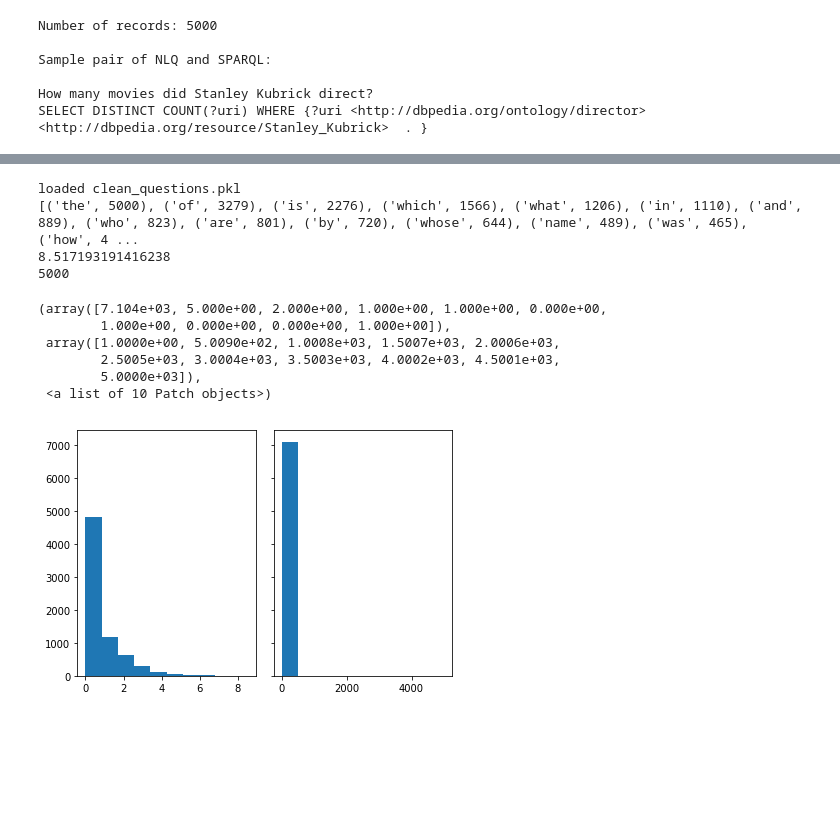
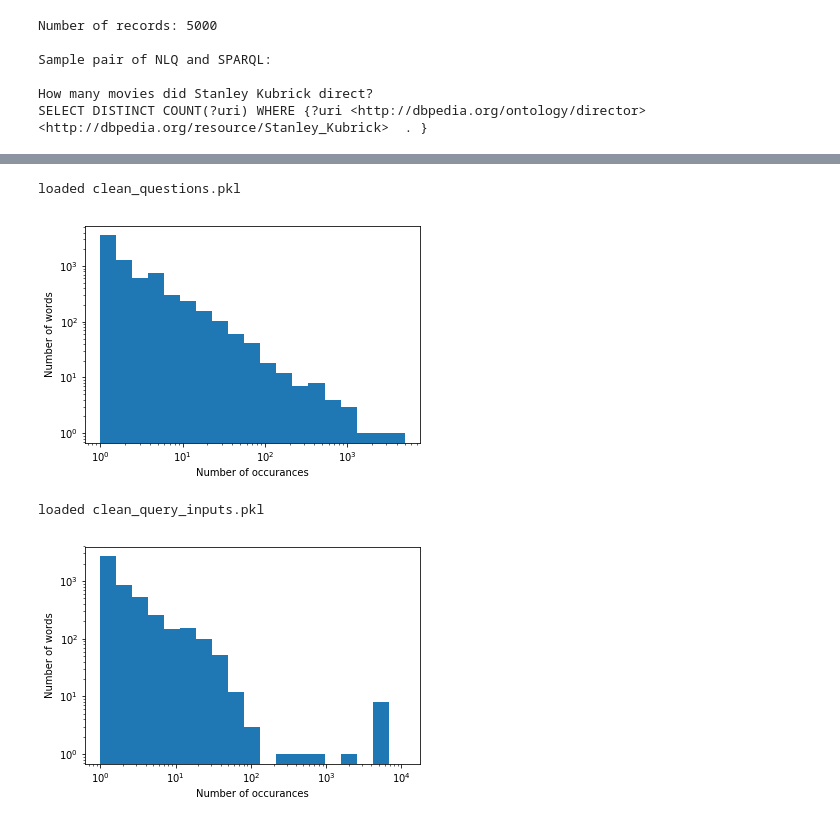
Before and after one commit to dogofbrian/nlq2sparql, a Jupyter notebook: capstone_project.ipynb, the cells around one changed output, grey strips where cells are left out. Saved outputs shown, nothing was run; the diff lists cells and outputs as text; code cells hidden in the pictures; blank space fills up the shorter version.

Commit message:
add word dataset visualisations

```diff
--- a/capstone_project.ipynb
+++ b/capstone_project.ipynb
@@ -119,33 +124,34 @@ saved clean_query_outputs.pkl
-# %%
-from collections import Counter
-from itertools import chain
-import matplotlib.pyplot as plt
-
-clean_questions = load_clean_texts('clean_questions.pkl')
-
-# print(clean_questions)
-x = [['how', 'how', 'how', 'many'], ['many', 'are', 'there', 'in', 'the', 'world', 'yes', 'no', 'please', 'very', 'very']]
-
-# print(list(y))
-cnt = Counter(chain.from_iterable(clean_questions))
-print(cnt.most_common(1))
-print(np.log(5000))
-prex = np.array(list(cnt.values()))
-print(np.max(prex))
-x = np.log(prex)
-
-fig, axs = plt.subplots(1, 2, sharey=True, tight_layout=True)
-axs[0].hist(x, bins=10)
-axs[1].hist(cnt.values(), bins=10)
-# %% [output]
-loaded clean_questions.pkl
-[('the', 5000), ('of', 3279), ('is', 2276), ('which', 1566), ('what', 1206), ('in', 1110), ('and', 889), ('who', 823), ('are', 801), ('by', 720), ('whose', 644), ('name', 489), ('was', 465), ('how', 4 ...
-8.517193191416238
-5000
-(array([7.104e+03, 5.000e+00, 2.000e+00, 1.000e+00, 1.000e+00, 0.000e+00,
-        1.000e+00, 0.000e+00, 0.000e+00, 1.000e+00]),
- array([1.0000e+00, 5.0090e+02, 1.0008e+03, 1.5007e+03, 2.0006e+03,
-        2.5005e+03, 3.0004e+03, 3.5003e+03, 4.0002e+03, 4.5001e+03,
-        5.0000e+03]),
- <a list of 10 Patch objects>)
-[figure, removed]
+# %%
+'''
+We plot the distributions of the words in the questions and queries
+to understand their different characteristics.
+'''
+from collections import Counter
+from itertools import chain
+import matplotlib.pyplot as plt
+
+def plot_word_occurances(texts):
+    counter = Counter(chain.from_iterable(texts))
+    x = np.array(list(counter.values()))
+    fig, ax = plt.subplots()
+
+    logbins = np.logspace(np.log10(1), np.log10(np.max(x)), 20)
+    ax.hist(x, bins=logbins)
+
+    ax.set_yscale('log')
+    ax.set_ylabel('Number of words')
+
+    ax.set_xscale('log')
+    ax.set_xlabel('Number of occurances')
+    plt.show()
+
+clean_questions = load_clean_texts('clean_questions.pkl')
+plot_word_occurances(clean_questions)
+
+clean_queries = load_clean_texts('clean_query_inputs.pkl')
+plot_word_occurances(clean_queries)
+# %% [output]
+loaded clean_questions.pkl
+[figure, added]
+loaded clean_query_inputs.pkl
+[figure, added]
```
Also changed, not shown: parts of 10 cells of this notebook, 3 other files.
